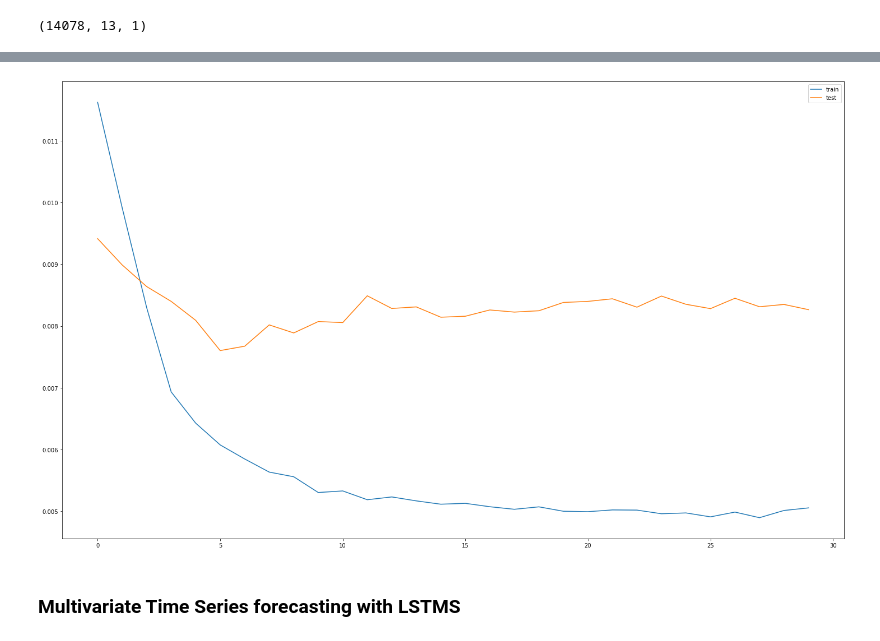
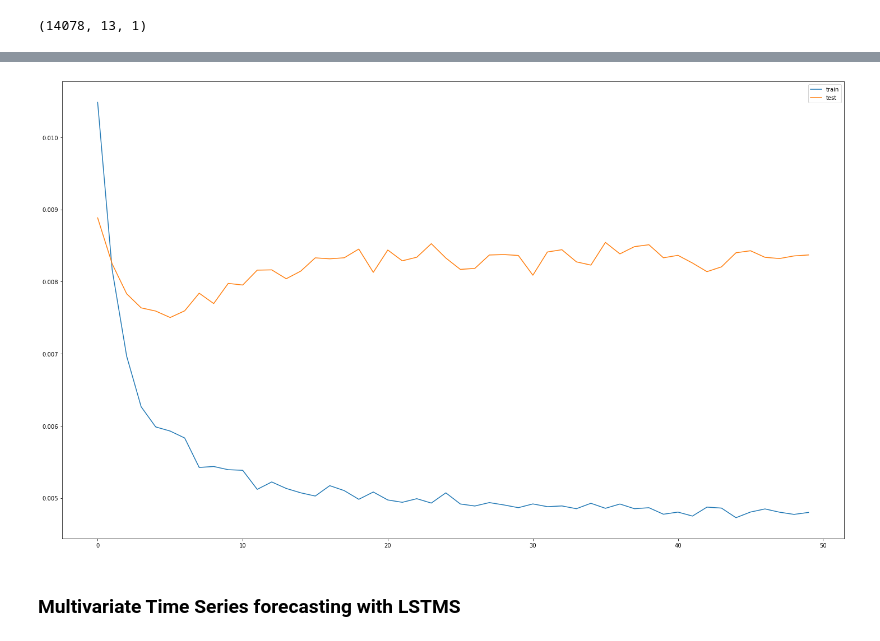
Before and after one commit to danbm94/masterthesis, a Jupyter notebook: flwer_smart.ipynb, the cells around one changed output, grey strips where cells are left out. Cells and saved outputs as stored; diff of their text form; code cells hidden in the pictures.

```diff
--- a/flwer_smart.ipynb
+++ b/flwer_smart.ipynb
@@ -176,5 +185,5 @@ stateless_multilayer.add(Dropout(0.2))
 stateless_multilayer.add(Dense(1))
 stateless_multilayer.compile(loss = 'mean_squared_error', optimizer = "adam", metrics=['mse'])
 # %%
-history=stateless_multilayer.fit(X_train, y_train, batch_size=32,epochs=30, validation_split=0.3 )
+history1=stateless_multilayer.fit(X_train, y_train, batch_size=24,epochs=50, validation_split=0.3 )
 # %% [output]
@@ -219,11 +230,11 @@ rmse_test
 # %%
 # plot history
-plt.plot(history.history['loss'], label='train')
-plt.plot(history.history['val_loss'], label='test')
+plt.plot(history1.history['loss'], label='train')
+plt.plot(history1.history['val_loss'], label='test')
 plt.legend()
 plt.show()
 # %% [output]
-[figure, old version]
+[figure, new version]
 # %% [markdown]
 ### Multivariate Time Series forecasting with LSTMS
 # %% [markdown]
```
Also changed, not shown: parts of 46 cells of this notebook.
